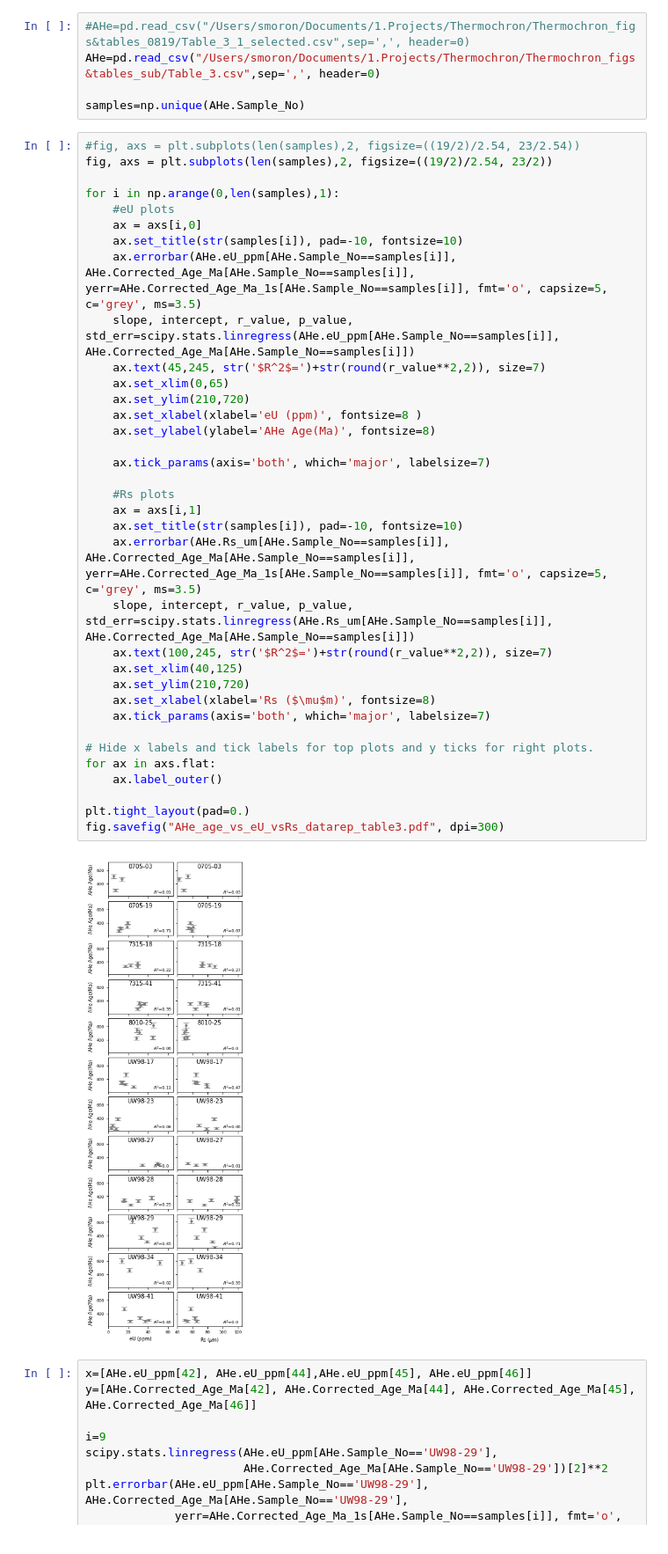
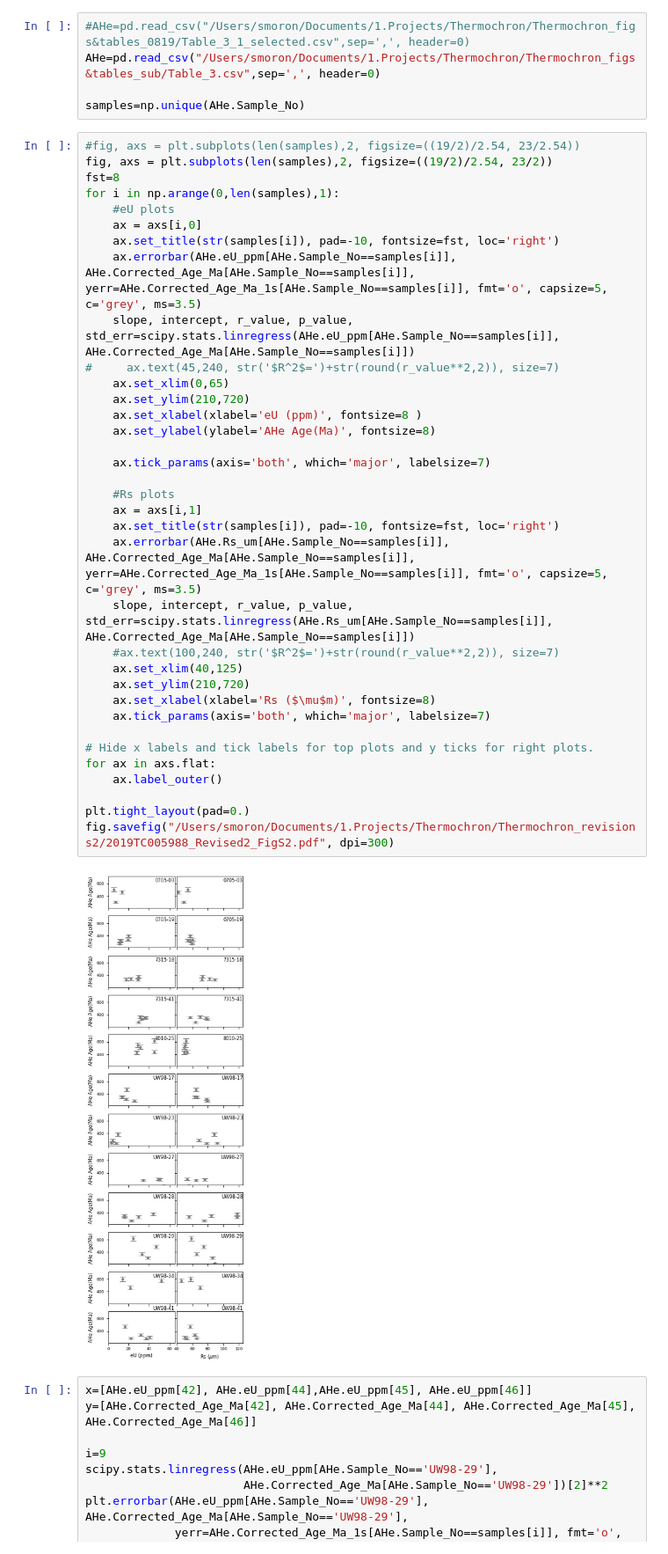
Before and after one commit to saraemp/10.1029-2019TC005988, a Jupyter notebook: AHe_age_vs_eU_vsRs_bysample.ipynb, the cells around one changed output. Shown: that part at 88% size. Drawn from its saved outputs; the diff is of its cells as text.

```diff
--- a/AHe_age_vs_eU_vsRs_bysample.ipynb
+++ b/AHe_age_vs_eU_vsRs_bysample.ipynb
@@ -16,40 +16,40 @@ samples=np.unique(AHe.Sample_No)
 # %%
 #fig, axs = plt.subplots(len(samples),2, figsize=((19/2)/2.54, 23/2.54))
 fig, axs = plt.subplots(len(samples),2, figsize=((19/2)/2.54, 23/2))
-
+fst=8
 for i in np.arange(0,len(samples),1):
     #eU plots
     ax = axs[i,0]
-    ax.set_title(str(samples[i]), pad=-10, fontsize=10)
+    ax.set_title(str(samples[i]), pad=-10, fontsize=fst, loc='right')
     ax.errorbar(AHe.eU_ppm[AHe.Sample_No==samples[i]], AHe.Corrected_Age_Ma[AHe.Sample_No==samples[i]], yerr=AHe.Corrected_Age_Ma_1s[AHe.Sample_No==samples[i]], fmt='o', capsize=5, c='grey', ms=3.5)
     slope, intercept, r_value, p_value, std_err=scipy.stats.linregress(AHe.eU_ppm[AHe.Sample_No==samples[i]], AHe.Corrected_Age_Ma[AHe.Sample_No==samples[i]])
-    ax.text(45,245, str('$R^2$=')+str(round(r_value**2,2)), size=7)
+#     ax.text(45,240, str('$R^2$=')+str(round(r_value**2,2)), size=7)
     ax.set_xlim(0,65)
     ax.set_ylim(210,720)
     ax.set_xlabel(xlabel='eU (ppm)', fontsize=8 )
     ax.set_ylabel(ylabel='AHe Age(Ma)', fontsize=8)
 
     ax.tick_params(axis='both', which='major', labelsize=7)
 
     #Rs plots
     ax = axs[i,1]
-    ax.set_title(str(samples[i]), pad=-10, fontsize=10)
+    ax.set_title(str(samples[i]), pad=-10, fontsize=fst, loc='right')
     ax.errorbar(AHe.Rs_um[AHe.Sample_No==samples[i]], AHe.Corrected_Age_Ma[AHe.Sample_No==samples[i]], yerr=AHe.Corrected_Age_Ma_1s[AHe.Sample_No==samples[i]], fmt='o', capsize=5, c='grey', ms=3.5)
     slope, intercept, r_value, p_value, std_err=scipy.stats.linregress(AHe.Rs_um[AHe.Sample_No==samples[i]], AHe.Corrected_Age_Ma[AHe.Sample_No==samples[i]])
-    ax.text(100,245, str('$R^2$=')+str(round(r_value**2,2)), size=7)
+    #ax.text(100,240, str('$R^2$=')+str(round(r_value**2,2)), size=7)
     ax.set_xlim(40,125)
     ax.set_ylim(210,720)
     ax.set_xlabel(xlabel='Rs ($\mu$m)', fontsize=8)
     ax.tick_params(axis='both', which='major', labelsize=7)
 
 # Hide x labels and tick labels for top plots and y ticks for right plots.
 for ax in axs.flat:
     ax.label_outer()
 
 plt.tight_layout(pad=0.)
-fig.savefig("AHe_age_vs_eU_vsRs_datarep_table3.pdf", dpi=300)
+fig.savefig("/Users/smoron/Documents/1.Projects/Thermochron/Thermochron_revisions2/2019TC005988_Revised2_FigS2.pdf", dpi=300)
 # %% [output]
-[figure, old version]
+[figure, new version]
 # %%
 x=[AHe.eU_ppm[42], AHe.eU_ppm[44],AHe.eU_ppm[45], AHe.eU_ppm[46]]
 y=[AHe.Corrected_Age_Ma[42], AHe.Corrected_Age_Ma[44], AHe.Corrected_Age_Ma[45], AHe.Corrected_Age_Ma[46]]
```
Also changed, not shown: 3 other files.
